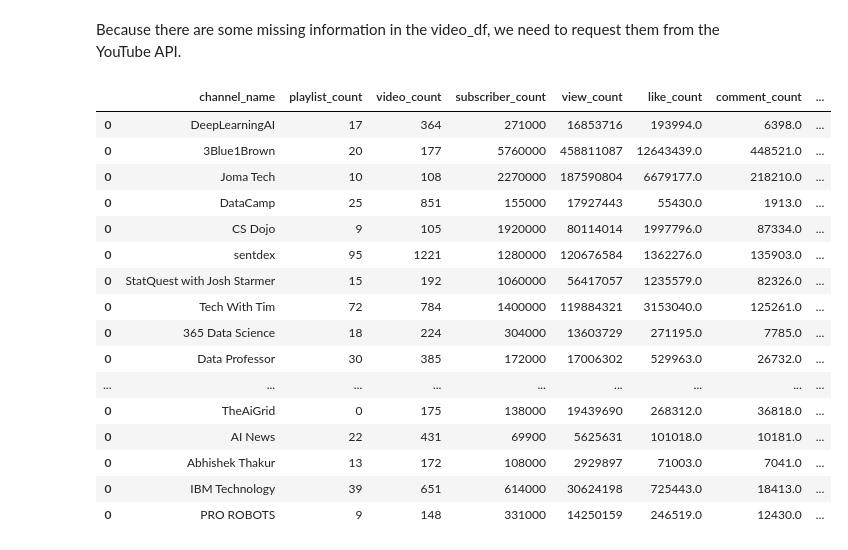
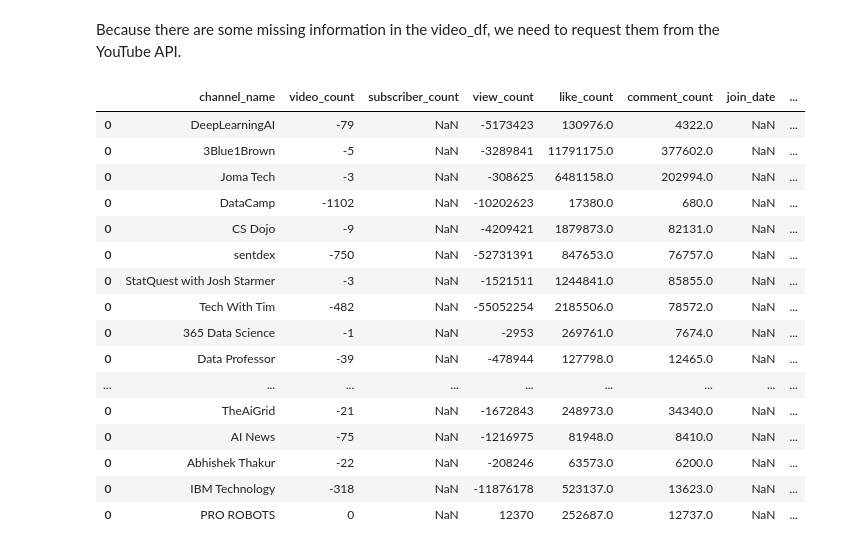
Before and after one commit to Mr-Phuong-Nam/Analyzing-about-top-tech-channels-on-Youtube, a Jupyter notebook: notebooks/3.0-Preprocessing.ipynb, the cells around one changed output. Drawn from its saved outputs; the diff is of its cells as text; code cells hidden in the pictures.

```diff
--- a/notebooks/3.0-Preprocessing.ipynb
+++ b/notebooks/3.0-Preprocessing.ipynb
@@ -26,22 +26,21 @@ videos_df.head()
 # %%
-channel_df = pd.DataFrame(columns=['channel_name', 'playlist_count', 'video_count', 'subscriber_count', 'view_count', 'like_count','comment_count', 'join_date', 'country', 'description', 'link'])
+channel_df = pd.DataFrame(columns=['channel_name', 'video_count', 'subscriber_count', 'view_count', 'like_count','comment_count', 'join_date', 'country', 'description', 'link'])
 
 for channel in videos_df.channelTitle.unique():
     name = channel
     temp_df = videos_df[videos_df.channelTitle == channel]
     # Drop duplicates video id
     temp_df = temp_df.drop_duplicates(subset='video_id')
-    playlist_count = temp_df.playlist_title.nunique()
     like_count = temp_df.like_count.sum()
     video_count = temp_df.video_id.nunique()
     view_count = temp_df.view_count.sum()
     comment_count = temp_df.comment_count.sum()
 
-    channel_df = pd.concat([channel_df, pd.DataFrame([[name, playlist_count, video_count, view_count, like_count,comment_count]], columns=['channel_name', 'playlist_count', 'video_count', 'view_count', 'like_count', 'comment_count'])])
+    channel_df = pd.concat([channel_df, pd.DataFrame([[name, video_count, view_count, like_count,comment_count]], columns=['channel_name', 'video_count', 'view_count', 'like_count', 'comment_count'])])
 # %% [markdown]
 Because there are some missing information in the video_df, we need to request them from the YouTube API.
 # %%
-api_key = json.load(open('../data/external/API.json', 'r'))['Nam']
+api_key = json.load(open('../data/external/API.json', 'r'))['Nhat']
 channel_id_nam = json.load(open('../data/external/channel_id_nam.json', 'r'))
 channel_id_Phuc = json.load(open('../data/external/channel_id_Phuc.json', 'r'))
 channel_ids = {**channel_id_nam, **channel_id_Phuc}
@@ -61,31 +60,36 @@ def getChannelInfo(channel_id):
     subscriber_count = data['items'][0]['statistics']['subscriberCount']
     join_date = data['items'][0]['snippet']['publishedAt']
     country_code = data['items'][0]['snippet'].get('country', 'Not available')  # Some channels might not have a 'country' field
+    video_count = data['items'][0]['statistics']['videoCount']
+    view_count = data['items'][0]['statistics']['viewCount']
     link = "https://www.youtube.com/channel/" + data['items'][0]['id']
     description = data['items'][0]['snippet']['description']
     country = get_country_name(country_code)
-    return subscriber_count, join_date, country, link, description
+    return subscriber_count, join_date, country, link, description, int(video_count), int(view_count)
 # %%
+check_df = channel_df.copy()
 for channel in channel_df.channel_name:
     channel_id = channel_ids[channel]
-    subscriber_count, join_date, country, link, description = getChannelInfo(channel_id)
+    subscriber_count, join_date, country, link, description, video_count, view_count = getChannelInfo(channel_id)
+    check_df.loc[check_df.channel_name == channel, 'video_count'] -= video_count
+    check_df.loc[check_df.channel_name == channel, 'view_count'] -= view_count
     channel_df.loc[channel_df.channel_name == channel, ['subscriber_count', 'join_date', 'country', 'link', 'description']] = subscriber_count, join_date, country, link,description
-channel_df
+check_df
 # %% [output]
-|  | channel_name | playlist_count | video_count | subscriber_count | view_count | like_count | comment_count | ... |
-| 0 | DeepLearningAI | 17 | 364 | 271000 | 16853716 | 193994.0 | 6398.0 | ... |
-| 0 | 3Blue1Brown | 20 | 177 | 5760000 | 458811087 | 12643439.0 | 448521.0 | ... |
-| 0 | Joma Tech | 10 | 108 | 2270000 | 187590804 | 6679177.0 | 218210.0 | ... |
-| 0 | DataCamp | 25 | 851 | 155000 | 17927443 | 55430.0 | 1913.0 | ... |
-| 0 | CS Dojo | 9 | 105 | 1920000 | 80114014 | 1997796.0 | 87334.0 | ... |
-| 0 | sentdex | 95 | 1221 | 1280000 | 120676584 | 1362276.0 | 135903.0 | ... |
-| 0 | StatQuest with Josh Starmer | 15 | 192 | 1060000 | 56417057 | 1235579.0 | 82326.0 | ... |
-| 0 | Tech With Tim | 72 | 784 | 1400000 | 119884321 | 3153040.0 | 125261.0 | ... |
-| 0 | 365 Data Science | 18 | 224 | 304000 | 13603729 | 271195.0 | 7785.0 | ... |
-| 0 | Data Professor | 30 | 385 | 172000 | 17006302 | 529963.0 | 26732.0 | ... |
+|  | channel_name | video_count | subscriber_count | view_count | like_count | comment_count | join_date | ... |
+| 0 | DeepLearningAI | -79 | NaN | -5173423 | 130976.0 | 4322.0 | NaN | ... |
+| 0 | 3Blue1Brown | -5 | NaN | -3289841 | 11791175.0 | 377602.0 | NaN | ... |
+| 0 | Joma Tech | -3 | NaN | -308625 | 6481158.0 | 202994.0 | NaN | ... |
+| 0 | DataCamp | -1102 | NaN | -10202623 | 17380.0 | 680.0 | NaN | ... |
+| 0 | CS Dojo | -9 | NaN | -4209421 | 1879873.0 | 82131.0 | NaN | ... |
+| 0 | sentdex | -750 | NaN | -52731391 | 847653.0 | 76757.0 | NaN | ... |
+| 0 | StatQuest with Josh Starmer | -3 | NaN | -1521511 | 1244841.0 | 85855.0 | NaN | ... |
+| 0 | Tech With Tim | -482 | NaN | -55052254 | 2185506.0 | 78572.0 | NaN | ... |
+| 0 | 365 Data Science | -1 | NaN | -2953 | 269761.0 | 7674.0 | NaN | ... |
+| 0 | Data Professor | -39 | NaN | -478944 | 127798.0 | 12465.0 | NaN | ... |
 | ... | ... | ... | ... | ... | ... | ... | ... | ... |
-| 0 | TheAiGrid | 0 | 175 | 138000 | 19439690 | 268312.0 | 36818.0 | ... |
-| 0 | AI News | 22 | 431 | 69900 | 5625631 | 101018.0 | 10181.0 | ... |
-| 0 | Abhishek Thakur | 13 | 172 | 108000 | 2929897 | 71003.0 | 7041.0 | ... |
-| 0 | IBM Technology | 39 | 651 | 614000 | 30624198 | 725443.0 | 18413.0 | ... |
-| 0 | PRO ROBOTS | 9 | 148 | 331000 | 14250159 | 246519.0 | 12430.0 | ... |
+| 0 | TheAiGrid | -21 | NaN | -1672843 | 248973.0 | 34340.0 | NaN | ... |
+| 0 | AI News | -75 | NaN | -1216975 | 81948.0 | 8410.0 | NaN | ... |
+| 0 | Abhishek Thakur | -22 | NaN | -208246 | 63573.0 | 6200.0 | NaN | ... |
+| 0 | IBM Technology | -318 | NaN | -11876178 | 523137.0 | 13623.0 | NaN | ... |
+| 0 | PRO ROBOTS | 0 | NaN | 12370 | 252687.0 | 12737.0 | NaN | ... |
```
Also changed, not shown: parts of 2 cells of this notebook, 5 other files.
